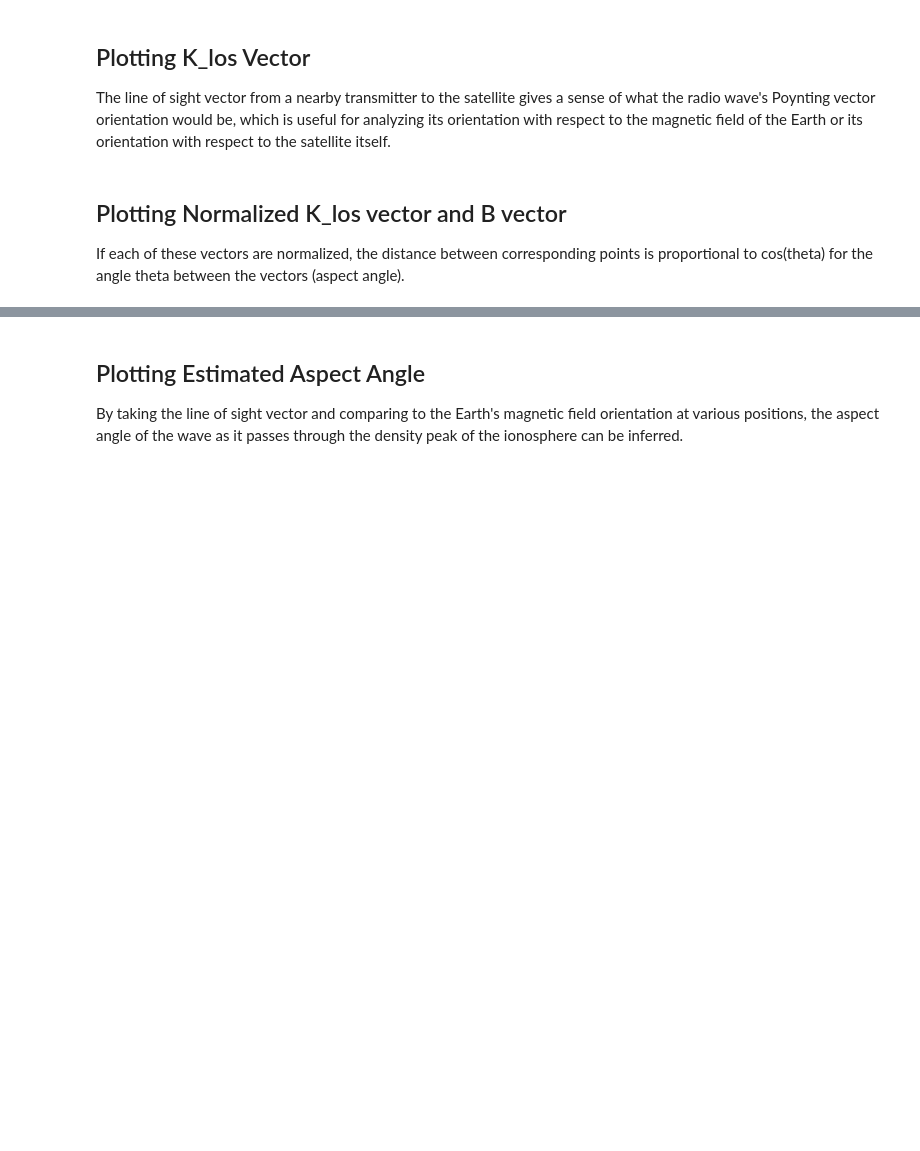
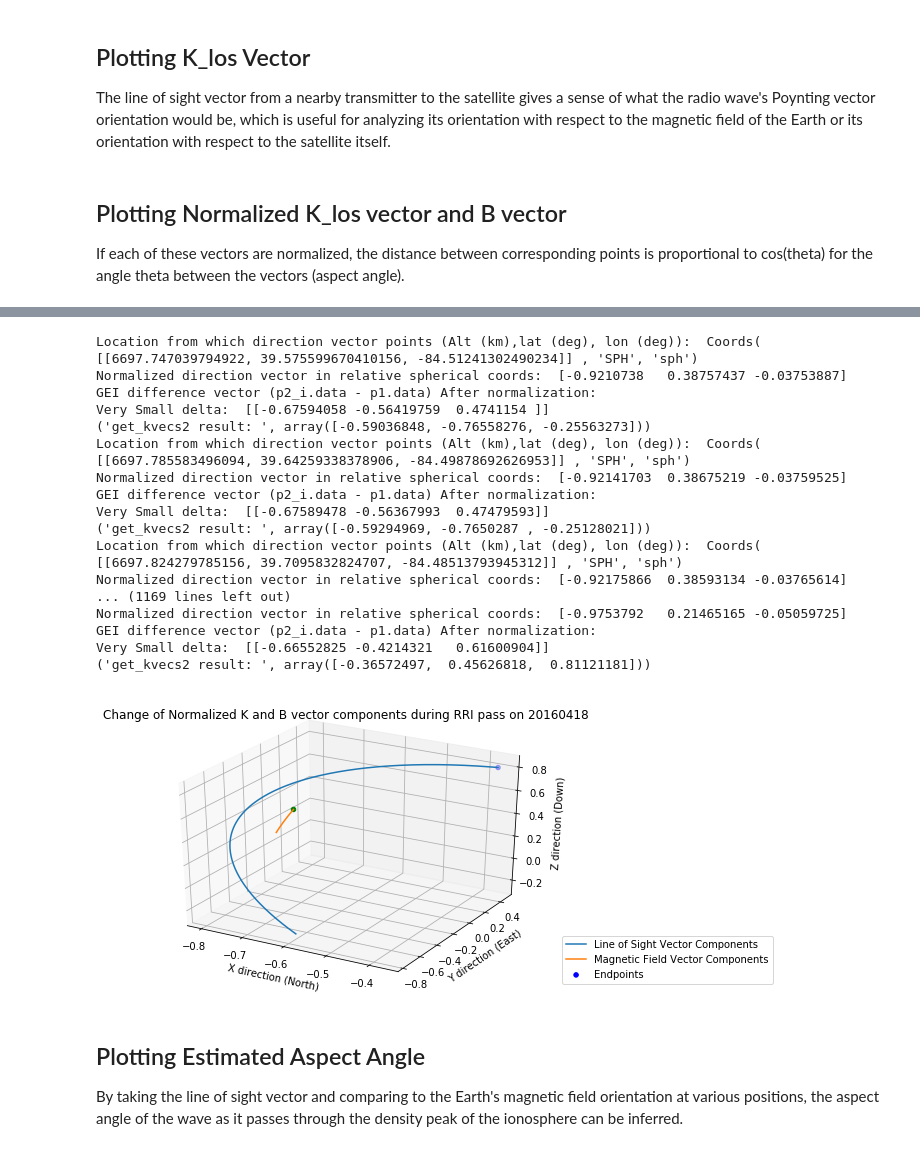
Before and after one commit to dfairbairn/rriephtk, a Jupyter notebook: OttawaPlots.ipynb, the cells around one changed output, grey strips where cells are left out. Drawn from its saved outputs; the diff is of its cells as text; code cells hidden in the pictures; blank space fills up the shorter version.

```diff
--- a/OttawaPlots.ipynb
+++ b/OttawaPlots.ipynb
@@ -624,3 +544,77 @@ plot_k_b("20160418")
+# %%
+def plot_k_b(date_string):
+    """
+    A function for visualizing the b-field and line of sight vector's time evolution throughout a pass of EPOP.
+
+    *** PARAMS ***
+    date_string (string): string in form "20160418" to denote date for which to plot KB angle
+
+    *** RETURNS ***
+    - (just plots)
+
+    """
+    fname,index_reversal = data_utils.get_ottawa_data(date_string)
+    lons,lats,alts,ephtimes,mlons,mlats,mlts,pitch,yaw,roll = data_utils.get_rri_ephemeris_full(fname)
+    #bvecs,kvecs,angles = get_kb_angle(lons,lats,alts,ephtimes)
+
+    #"""
+    bvecs = []
+    kvecs = []
+    times = ephems_to_datetime(ephtimes)
+    for i in range(len(alts)):
+        bvec = get_bvec2(lons[i],lats[i],alts[i],times[i])
+        kvec = get_kvec2(lons[i],lats[i],alts[i])
+        bvecs.append(bvec)
+        kvecs.append(kvec)
+
+    indx_closest, dists = get_closest_approach(lons,lats,alts)
+    times = ephems_to_datetime(ephtimes)
+    #"""
+
+    from mpl_toolkits.mplot3d import Axes3D
+    fig = plt.figure()
+    ax = Axes3D(fig)
+    norm_b = np.array([ b/np.linalg.norm(b) for b in bvecs])
+    norm_k = np.array([ k/np.linalg.norm(k) for k in kvecs])
+    norm_kx = [kv[0] for kv in norm_k]
+    norm_ky = [kv[1] for kv in norm_k]
+    norm_kz = [kv[2] for kv in norm_k]
+    norm_bx = [bv[0] for bv in norm_b]
+    norm_by = [bv[1] for bv in norm_b]
+    norm_bz = [bv[2] for bv in norm_b]
+    angle_dists = np.array([ np.linalg.norm(norm_b[i] - norm_k[i]) for i in range(len(norm_b))])
+    angles = np.degrees(np.arccos(1 - (angle_dists**2)/2))
+    #print angles
+    Axes3D.scatter(ax,[norm_kx[-1],norm_bx[-1]],[norm_ky[-1],norm_by[-1]],zs=[norm_kz[-1],norm_bz[-1]],c=['b','g'],label='Endpoints')
+    Axes3D.plot(ax, norm_kx, norm_ky, zs=norm_kz,label="Line of Sight Vector Components")
+    Axes3D.plot(ax, norm_bx, norm_by, zs=norm_bz,label="Magnetic Field Vector Components")
+    plt.xlabel("X direction (North)")
+    plt.ylabel("Y direction (East)")
+    ax.set_zlabel("Z direction (Down)")
+    plt.legend(numpoints=1,bbox_to_anchor=(1., 0.02, 1., .102), loc=3, borderaxespad=0.)
+    plt.title("Change of Normalized K and B vector components during RRI pass on " + str(date_string))
+    plt.show()
+
+plot_k_b("20160418")
+# %% [output]
+Location from which direction vector points (Alt (km),lat (deg), lon (deg)):  Coords( [[6697.747039794922, 39.575599670410156, -84.51241302490234]] , 'SPH', 'sph')
+Normalized direction vector in relative spherical coords:  [-0.9210738   0.38757437 -0.03753887]
+GEI difference vector (p2_i.data - p1.data) After normalization:
+Very Small delta:  [[-0.67594058 -0.56419759  0.4741154 ]]
+('get_kvecs2 result: ', array([-0.59036848, -0.76558276, -0.25563273]))
+Location from which direction vector points (Alt (km),lat (deg), lon (deg)):  Coords( [[6697.785583496094, 39.64259338378906, -84.49878692626953]] , 'SPH', 'sph')
+Normalized direction vector in relative spherical coords:  [-0.92141703  0.38675219 -0.03759525]
+GEI difference vector (p2_i.data - p1.data) After normalization:
+Very Small delta:  [[-0.67589478 -0.56367993  0.47479593]]
+('get_kvecs2 result: ', array([-0.59294969, -0.7650287 , -0.25128021]))
+Location from which direction vector points (Alt (km),lat (deg), lon (deg)):  Coords( [[6697.824279785156, 39.7095832824707, -84.48513793945312]] , 'SPH', 'sph')
+Normalized direction vector in relative spherical coords:  [-0.92175866  0.38593134 -0.03765614]
+... (1169 lines left out)
+Normalized direction vector in relative spherical coords:  [-0.9753792   0.21465165 -0.05059725]
+GEI difference vector (p2_i.data - p1.data) After normalization:
+Very Small delta:  [[-0.66552825 -0.4214321   0.61600904]]
+('get_kvecs2 result: ', array([-0.36572497,  0.45626818,  0.81121181]))
+[figure, added]
 # %% [markdown]
 ## Plotting Estimated Aspect Angle
 By taking the line of sight vector and comparing to the Earth's magnetic field orientation at various positions, the aspect angle of the wave as it passes through the density peak of the ionosphere can be inferred.
```
Also changed, not shown: parts of 6 cells of this notebook, 2 other files.
